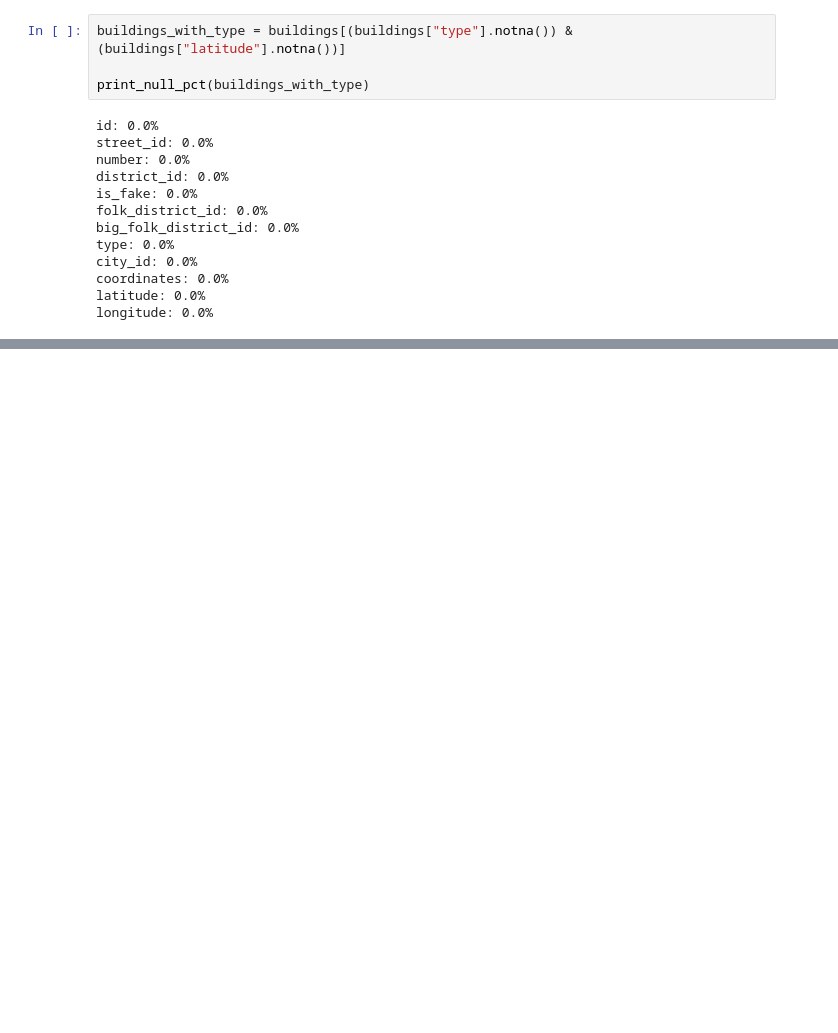
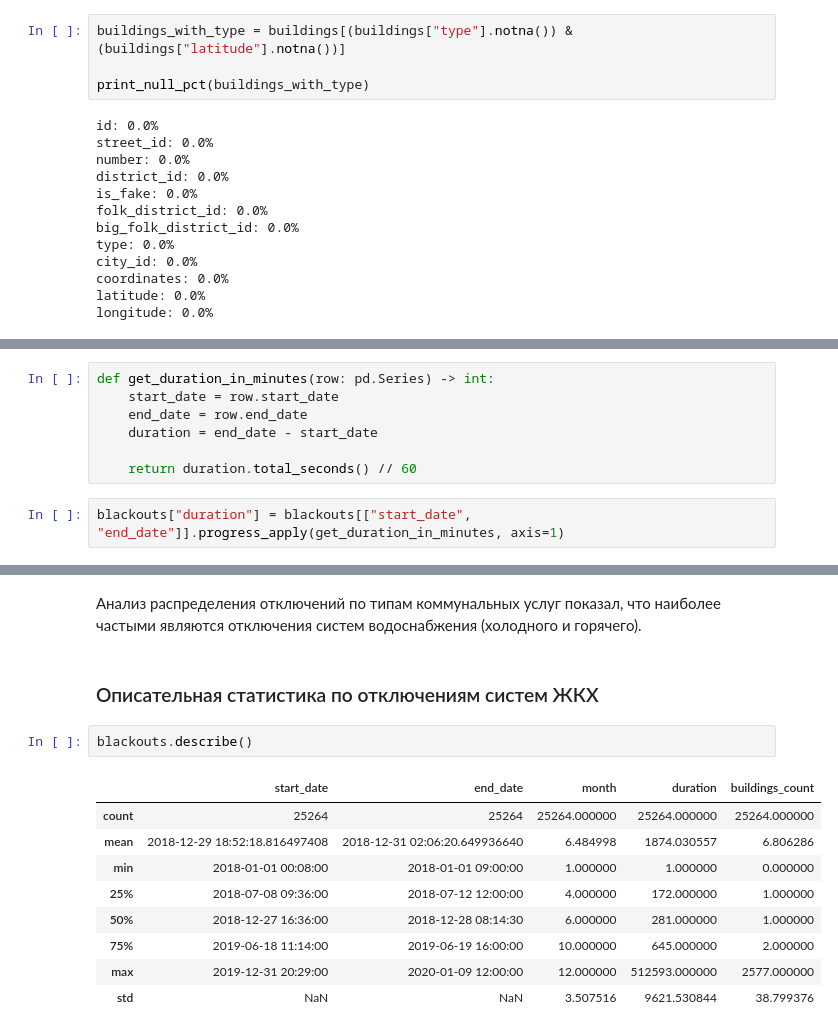
Before and after one commit to dropzed/farpost_vlru, a Jupyter notebook: ruslan/Templates/Module_1.ipynb, the cells around one changed output, grey strips where cells are left out. Saved outputs shown, nothing was run; the diff lists cells and outputs as text; blank space fills up the shorter version.

```diff
--- a/ruslan/Templates/Module_1.ipynb
+++ b/ruslan/Templates/Module_1.ipynb
@@ -915,0 +945,9 @@ print(f"Лучший F1 Weighted Score: {grid_search.best_score_:.4f}")
+# %%
+def get_duration_in_minutes(row: pd.Series) -> int:
+    start_date = row.start_date
+    end_date = row.end_date
+    duration = end_date - start_date
+
+    return duration.total_seconds() // 60
+# %%
+blackouts["duration"] = blackouts[["start_date", "end_date"]].progress_apply(get_duration_in_minutes, axis=1)
@@ -915,0 +1180,16 @@ print(f"Лучший F1 Weighted Score: {grid_search.best_score_:.4f}")
+# %% [markdown]
+Анализ распределения отключений по типам коммунальных услуг показал, что наиболее частыми являются отключения систем водоснабжения (холодного и горячего).
+# %% [markdown]
+### Описательная статистика по отключениям систем ЖКХ
+# %%
+blackouts.describe()
+# %% [output]
+|  | start_date | end_date | month | duration | buildings_count |
+| count | 25264 | 25264 | 25264.000000 | 25264.000000 | 25264.000000 |
+| mean | 2018-12-29 18:52:18.816497408 | 2018-12-31 02:06:20.649936640 | 6.484998 | 1874.030557 | 6.806286 |
+| min | 2018-01-01 00:08:00 | 2018-01-01 09:00:00 | 1.000000 | 1.000000 | 0.000000 |
+| 25% | 2018-07-08 09:36:00 | 2018-07-12 12:00:00 | 4.000000 | 172.000000 | 1.000000 |
+| 50% | 2018-12-27 16:36:00 | 2018-12-28 08:14:30 | 6.000000 | 281.000000 | 1.000000 |
+| 75% | 2019-06-18 11:14:00 | 2019-06-19 16:00:00 | 10.000000 | 645.000000 | 2.000000 |
+| max | 2019-12-31 20:29:00 | 2020-01-09 12:00:00 | 12.000000 | 512593.000000 | 2577.000000 |
+| std | NaN | NaN | 3.507516 | 9621.530844 | 38.799376 |
```
Also changed, not shown: parts of 90 cells of this notebook, 1 other file.
